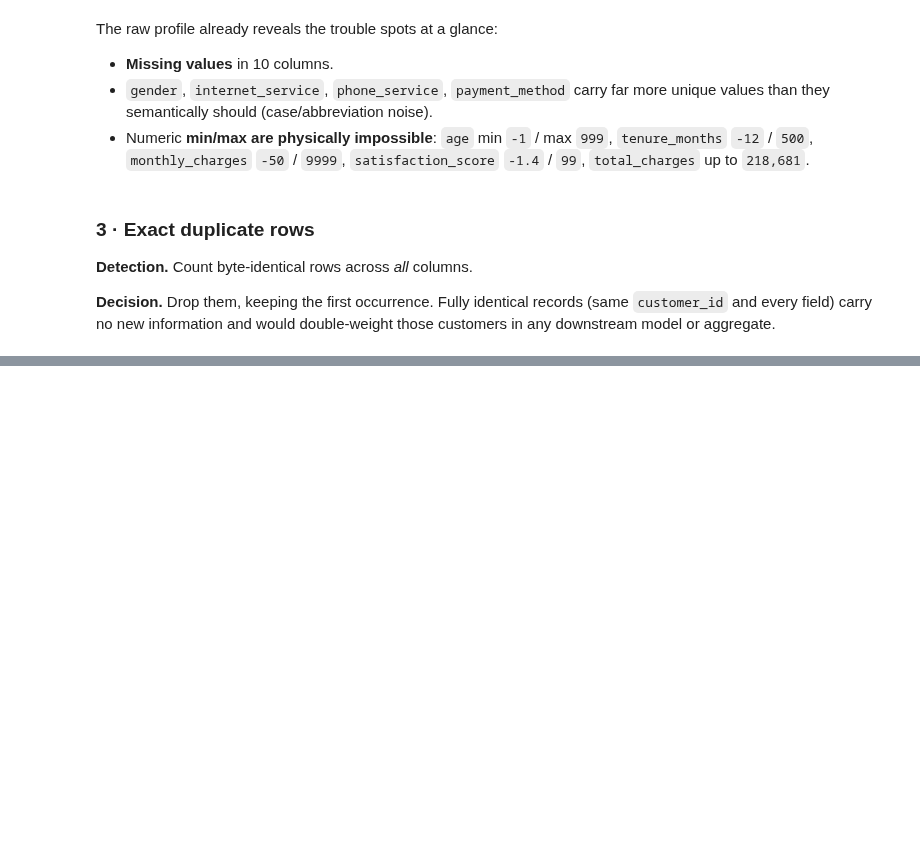
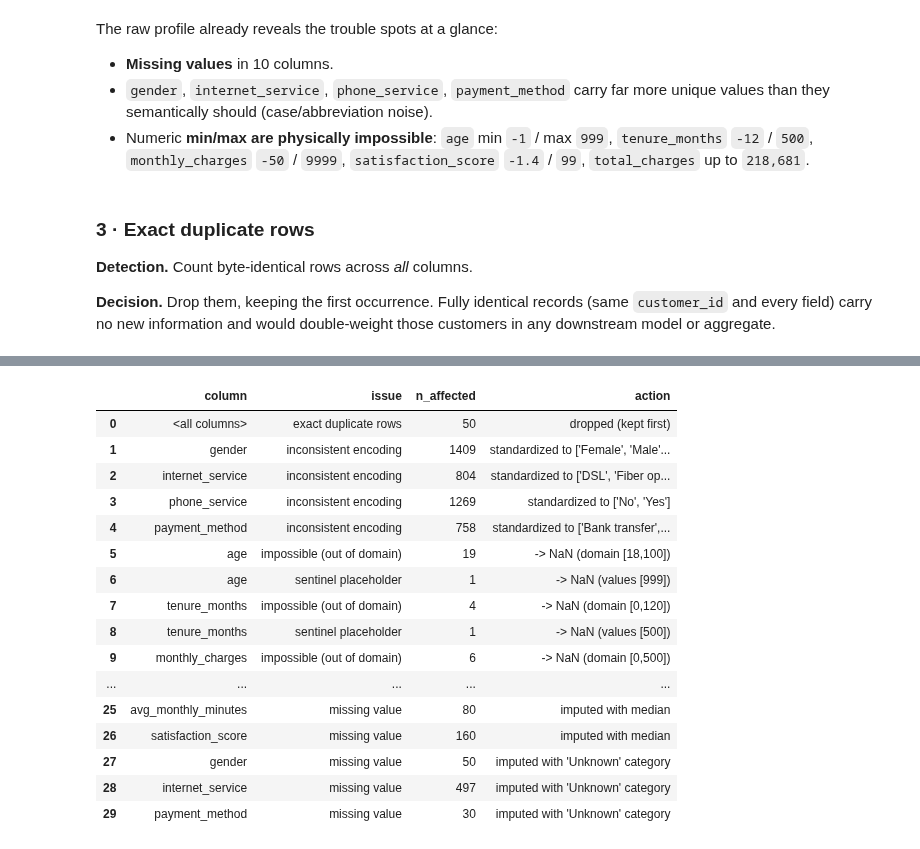
Before and after one commit to afsalbadarudeen/AI-ML-Assessment, a Jupyter notebook: teleconnect_assessment.ipynb, the cells around one changed output, grey strips where cells are left out. Saved outputs shown, nothing was run; the diff lists cells and outputs as text; code cells hidden in the pictures; blank space fills up the shorter version.

```diff
--- a/teleconnect_assessment.ipynb
+++ b/teleconnect_assessment.ipynb
@@ -152,0 +422,21 @@ mandatory before any grouping or encoding.
+# %%
+audit_df = pd.DataFrame(audit)
+audit_df
+# %% [output]
+|  | column | issue | n_affected | action |
+| 0 | <all columns> | exact duplicate rows | 50 | dropped (kept first) |
+| 1 | gender | inconsistent encoding | 1409 | standardized to ['Female', 'Male'... |
+| 2 | internet_service | inconsistent encoding | 804 | standardized to ['DSL', 'Fiber op... |
+| 3 | phone_service | inconsistent encoding | 1269 | standardized to ['No', 'Yes'] |
+| 4 | payment_method | inconsistent encoding | 758 | standardized to ['Bank transfer',... |
+| 5 | age | impossible (out of domain) | 19 | -> NaN (domain [18,100]) |
+| 6 | age | sentinel placeholder | 1 | -> NaN (values [999]) |
+| 7 | tenure_months | impossible (out of domain) | 4 | -> NaN (domain [0,120]) |
+| 8 | tenure_months | sentinel placeholder | 1 | -> NaN (values [500]) |
+| 9 | monthly_charges | impossible (out of domain) | 6 | -> NaN (domain [0,500]) |
+| ... | ... | ... | ... | ... |
+| 25 | avg_monthly_minutes | missing value | 80 | imputed with median |
+| 26 | satisfaction_score | missing value | 160 | imputed with median |
+| 27 | gender | missing value | 50 | imputed with 'Unknown' category |
+| 28 | internet_service | missing value | 497 | imputed with 'Unknown' category |
+| 29 | payment_method | missing value | 30 | imputed with 'Unknown' category |
```
Also changed, not shown: parts of 22 cells of this notebook, 3 other files.
